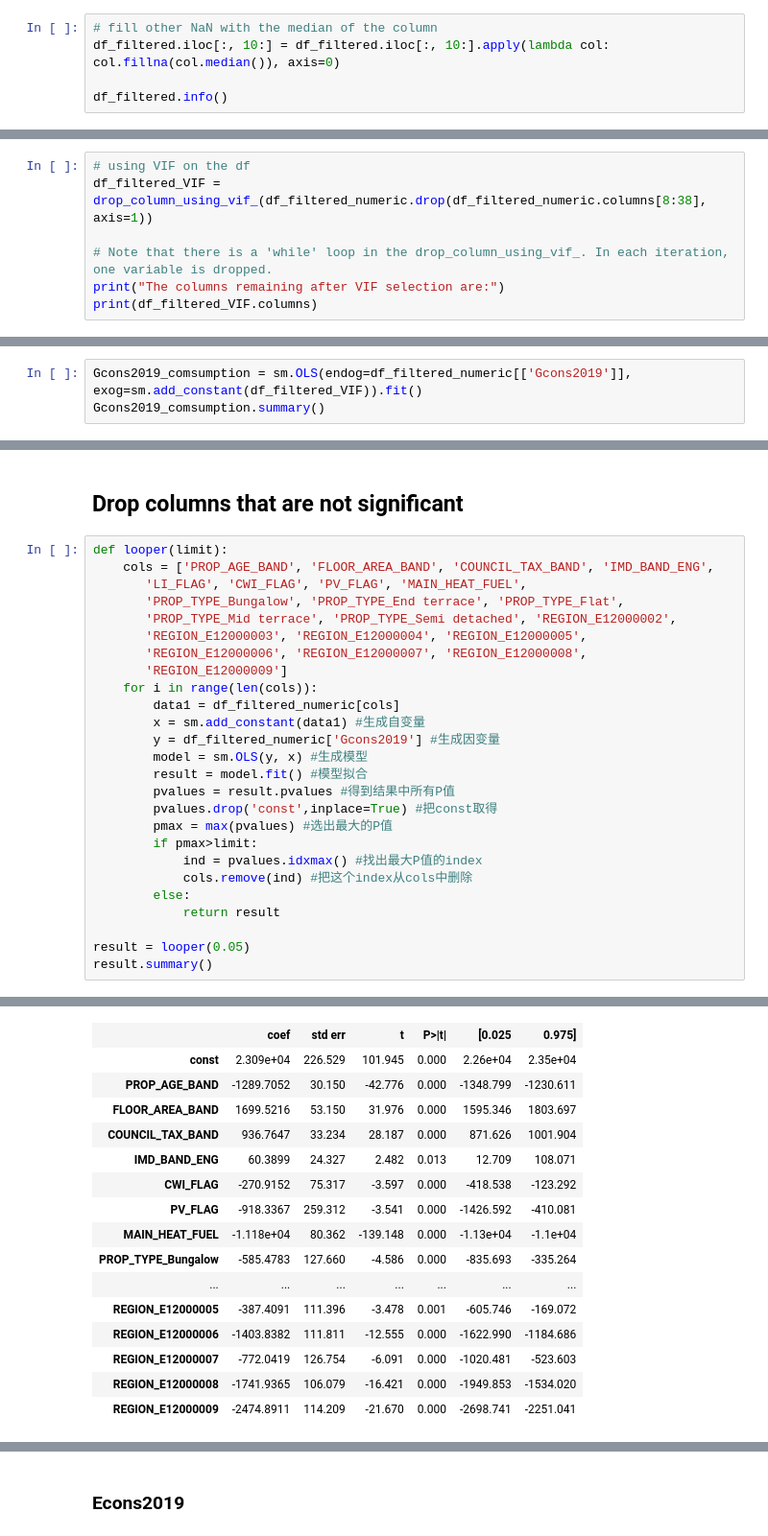
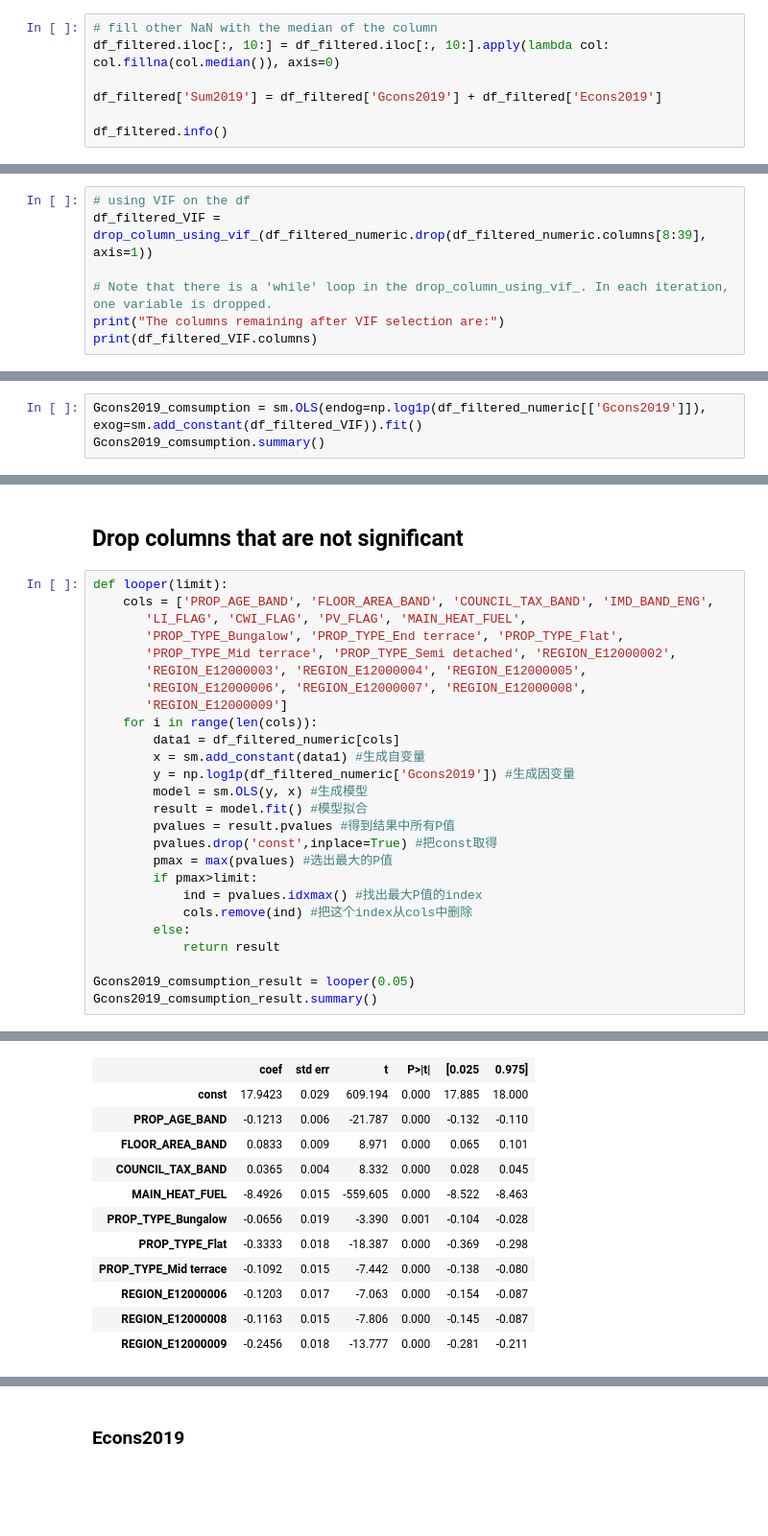
Before and after one commit to gordenleee/QM_Group_Work, a Jupyter notebook: group_assignment.ipynb, the cells around one changed output, grey strips where cells are left out. Shown at 96% size. Cells and saved outputs as stored; diff of their text form; blank space fills up the shorter version.

```diff
--- a/group_assignment.ipynb
+++ b/group_assignment.ipynb
@@ -157,6 +157,8 @@ memory usage: 14.8+ MB
 # fill other NaN with the median of the column
 df_filtered.iloc[:, 10:] = df_filtered.iloc[:, 10:].apply(lambda col: col.fillna(col.median()), axis=0)
 
+df_filtered['Sum2019'] = df_filtered['Gcons2019'] + df_filtered['Econs2019']
+
 df_filtered.info()
 # %% [output]
 <class 'pandas.core.frame.DataFrame'>
@@ -271,7 +262,7 @@ def drop_column_using_vif_(df, thresh=5):
     return df
 # %%
 # using VIF on the df
-df_filtered_VIF = drop_column_using_vif_(df_filtered_numeric.drop(df_filtered_numeric.columns[8:38], axis=1))
+df_filtered_VIF = drop_column_using_vif_(df_filtered_numeric.drop(df_filtered_numeric.columns[8:39], axis=1))
 
 # Note that there is a 'while' loop in the drop_column_using_vif_. In each iteration, one variable is dropped.
 print("The columns remaining after VIF selection are:")
@@ -293,7 +284,7 @@ Index(['PROP_AGE_BAND', 'FLOOR_AREA_BAND', 'COUNCIL_TAX_BAND', 'IMD_BAND_ENG',
 # %% [markdown]
 ### Gcons2019
 # %%
-Gcons2019_comsumption = sm.OLS(endog=df_filtered_numeric[['Gcons2019']], exog=sm.add_constant(df_filtered_VIF)).fit()
+Gcons2019_comsumption = sm.OLS(endog=np.log1p(df_filtered_numeric[['Gcons2019']]), exog=sm.add_constant(df_filtered_VIF)).fit()
 Gcons2019_comsumption.summary()
 # %% [output]
 OLS Regression Results
@@ -342,7 +333,7 @@ def looper(limit):
     for i in range(len(cols)):
         data1 = df_filtered_numeric[cols]
         x = sm.add_constant(data1) #生成自变量
-        y = df_filtered_numeric['Gcons2019'] #生成因变量
+        y = np.log1p(df_filtered_numeric['Gcons2019']) #生成因变量
         model = sm.OLS(y, x) #生成模型
         result = model.fit() #模型拟合
         pvalues = result.pvalues #得到结果中所有P值
@@ -354,7 +345,7 @@ def looper(limit):
         else:
             return result
 
-result = looper(0.05)
-result.summary()
+Gcons2019_comsumption_result = looper(0.05)
+Gcons2019_comsumption_result.summary()
 # %% [output]
 OLS Regression Results
@@ -369,17 +360,13 @@ OLS Regression Results
 | Covariance Type: | nonrobust |  |  |
 |  | coef | std err | t | P>|t| | [0.025 | 0.975] |
-| const | 2.309e+04 | 226.529 | 101.945 | 0.000 | 2.26e+04 | 2.35e+04 |
-| PROP_AGE_BAND | -1289.7052 | 30.150 | -42.776 | 0.000 | -1348.799 | -1230.611 |
-| FLOOR_AREA_BAND | 1699.5216 | 53.150 | 31.976 | 0.000 | 1595.346 | 1803.697 |
-| COUNCIL_TAX_BAND | 936.7647 | 33.234 | 28.187 | 0.000 | 871.626 | 1001.904 |
-| IMD_BAND_ENG | 60.3899 | 24.327 | 2.482 | 0.013 | 12.709 | 108.071 |
-| CWI_FLAG | -270.9152 | 75.317 | -3.597 | 0.000 | -418.538 | -123.292 |
-| PV_FLAG | -918.3367 | 259.312 | -3.541 | 0.000 | -1426.592 | -410.081 |
-| MAIN_HEAT_FUEL | -1.118e+04 | 80.362 | -139.148 | 0.000 | -1.13e+04 | -1.1e+04 |
-| PROP_TYPE_Bungalow | -585.4783 | 127.660 | -4.586 | 0.000 | -835.693 | -335.264 |
-| ... | ... | ... | ... | ... | ... | ... |
-| REGION_E12000005 | -387.4091 | 111.396 | -3.478 | 0.001 | -605.746 | -169.072 |
-| REGION_E12000006 | -1403.8382 | 111.811 | -12.555 | 0.000 | -1622.990 | -1184.686 |
-| REGION_E12000007 | -772.0419 | 126.754 | -6.091 | 0.000 | -1020.481 | -523.603 |
-| REGION_E12000008 | -1741.9365 | 106.079 | -16.421 | 0.000 | -1949.853 | -1534.020 |
-| REGION_E12000009 | -2474.8911 | 114.209 | -21.670 | 0.000 | -2698.741 | -2251.041 |
+| const | 17.9423 | 0.029 | 609.194 | 0.000 | 17.885 | 18.000 |
+| PROP_AGE_BAND | -0.1213 | 0.006 | -21.787 | 0.000 | -0.132 | -0.110 |
+| FLOOR_AREA_BAND | 0.0833 | 0.009 | 8.971 | 0.000 | 0.065 | 0.101 |
+| COUNCIL_TAX_BAND | 0.0365 | 0.004 | 8.332 | 0.000 | 0.028 | 0.045 |
+| MAIN_HEAT_FUEL | -8.4926 | 0.015 | -559.605 | 0.000 | -8.522 | -8.463 |
+| PROP_TYPE_Bungalow | -0.0656 | 0.019 | -3.390 | 0.001 | -0.104 | -0.028 |
+| PROP_TYPE_Flat | -0.3333 | 0.018 | -18.387 | 0.000 | -0.369 | -0.298 |
+| PROP_TYPE_Mid terrace | -0.1092 | 0.015 | -7.442 | 0.000 | -0.138 | -0.080 |
+| REGION_E12000006 | -0.1203 | 0.017 | -7.063 | 0.000 | -0.154 | -0.087 |
+| REGION_E12000008 | -0.1163 | 0.015 | -7.806 | 0.000 | -0.145 | -0.087 |
+| REGION_E12000009 | -0.2456 | 0.018 | -13.777 | 0.000 | -0.281 | -0.211 |
```
Also changed, not shown: parts of 33 cells of this notebook.
